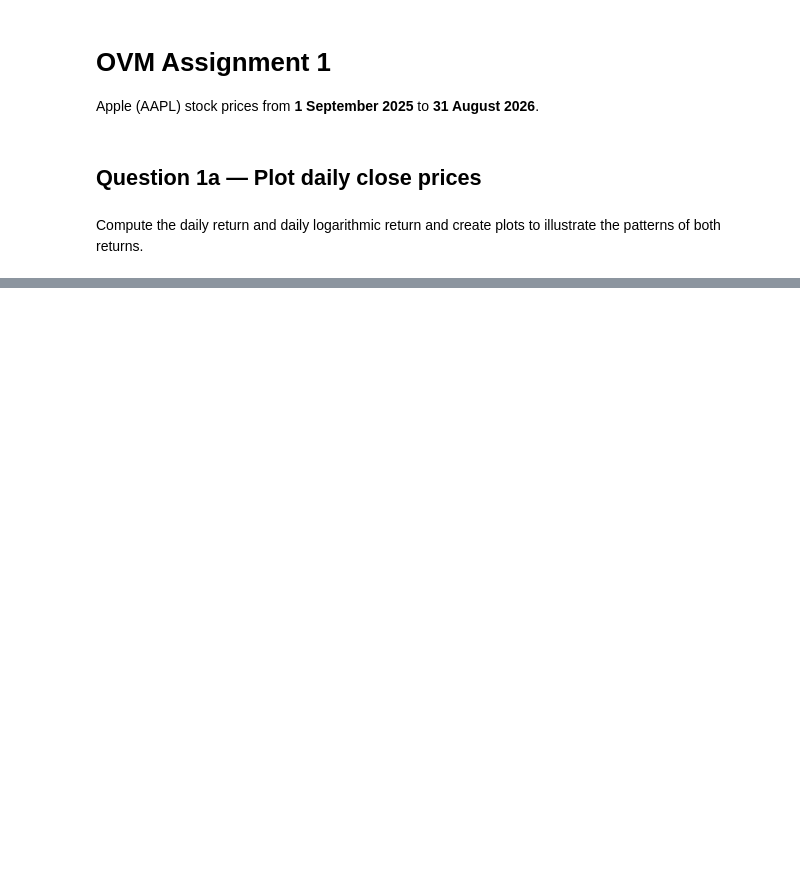
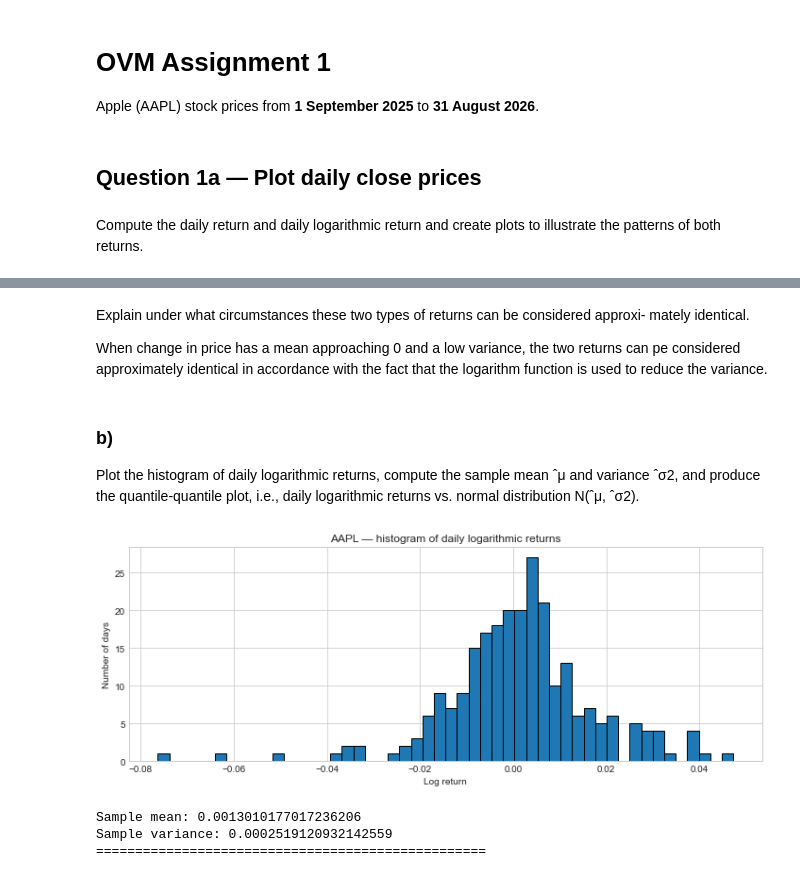
Before and after one commit to d1namite41/OVM_1, a Jupyter notebook: OVM_assignment_1.ipynb, the cells around one changed output, grey strips where cells are left out. Drawn from its saved outputs; the diff is of its cells as text; code cells hidden in the pictures; blank space fills up the shorter version.

```diff
--- a/OVM_assignment_1.ipynb
+++ b/OVM_assignment_1.ipynb
@@ -45,11 +47,32 @@ plt.show()
+# %% [markdown]
+Explain under what circumstances these two types of returns can be considered approxi-
+mately identical.
+
+When change in price has a mean approaching 0 and a low variance, the two returns can pe considered approximately identical in accordance with the fact that the logarithm function is used to reduce the variance.
+# %% [markdown]
+### b)
+Plot the histogram of daily logarithmic returns, compute the sample mean ˆμ and variance
+ˆσ2, and produce the quantile-quantile plot, i.e., daily logarithmic returns vs. normal
+distribution N(ˆμ, ˆσ2).
 # %%
-# The first value is NaN (no previous day), so drop it before plotting
-log_return_clean = log_return.dropna()
-
+log_returns_clean=log_return.dropna()
 plt.figure(figsize=(10, 4))
-plt.hist(log_return_clean, bins=50, edgecolor="black")
+plt.hist(log_returns_clean, bins=50, edgecolor="black")
 plt.title("AAPL — histogram of daily logarithmic returns")
 plt.xlabel("Log return")
 plt.ylabel("Number of days")
 plt.tight_layout()
 plt.show()
+
+
+mean_lr=log_returns_clean.mean()
+var_lr=log_returns_clean.var()
+sd_lr=np.sqrt(var_lr)
+
+print("Sample mean:", mean_lr)
+print("Sample variance:", var_lr)
+# %% [output]
+[figure, added]
+Sample mean: 0.0013010177017236206
+Sample variance: 0.0002519120932142559
+==================================================
```
Also changed, not shown: parts of 2 cells of this notebook.
